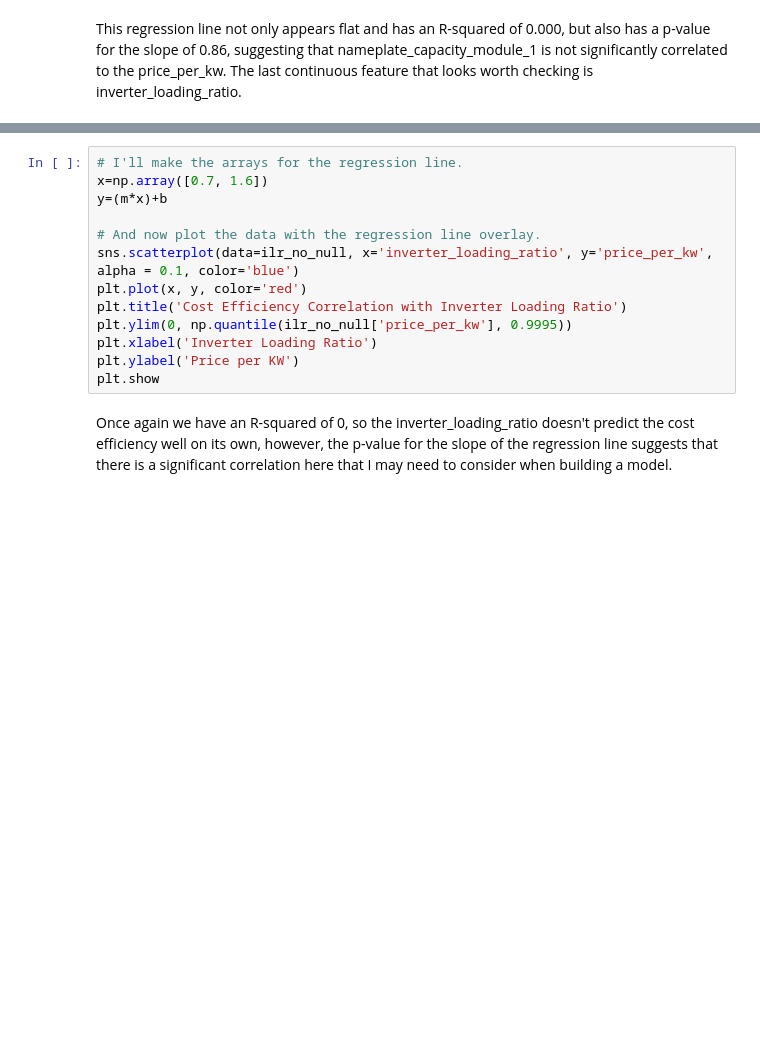
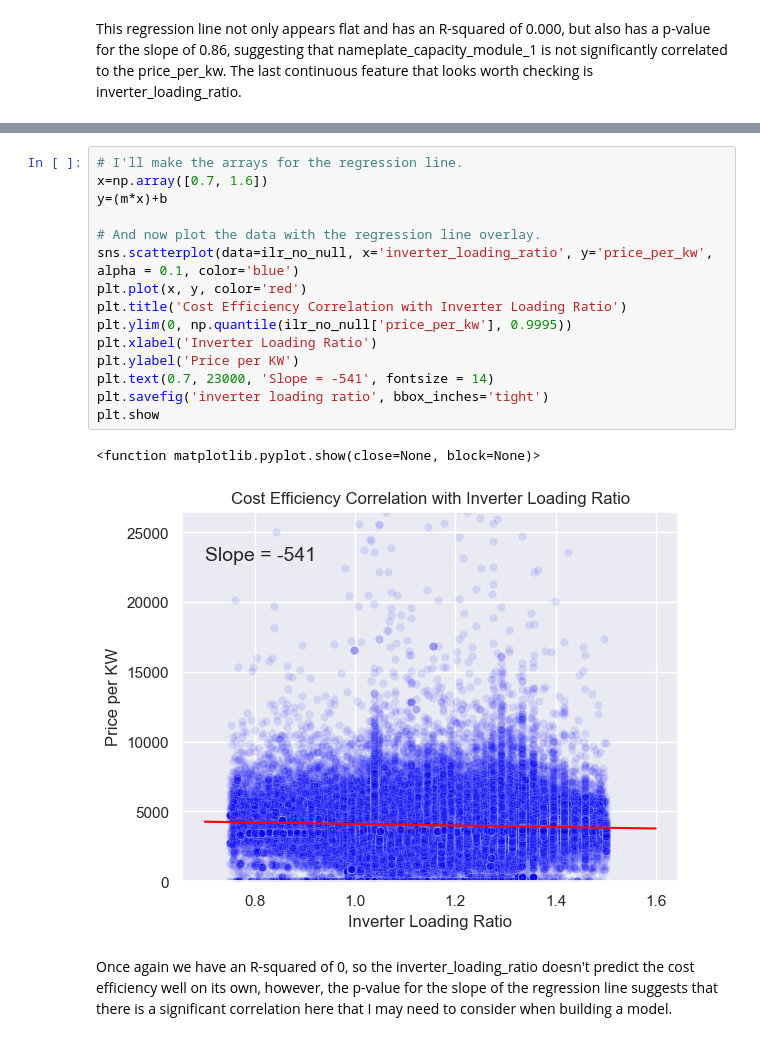
Before and after one commit to zjbrown0689/Solar-Panel-Capstone, a Jupyter notebook: notebooks/exploratory_data_analysis.ipynb, the cells around one changed output, grey strips where cells are left out. Saved outputs shown, nothing was run; the diff lists cells and outputs as text; blank space fills up the shorter version.

```diff
--- a/notebooks/exploratory_data_analysis.ipynb
+++ b/notebooks/exploratory_data_analysis.ipynb
@@ -283,16 +513,21 @@ scipy.stats.pearsonr(data['inverter_loading_ratio'], data['price_per_kw'])
 # %%
 # I'll make the arrays for the regression line.
 x=np.array([0.7, 1.6])
 y=(m*x)+b
 
 # And now plot the data with the regression line overlay.
 sns.scatterplot(data=ilr_no_null, x='inverter_loading_ratio', y='price_per_kw', alpha = 0.1, color='blue')
 plt.plot(x, y, color='red')
 plt.title('Cost Efficiency Correlation with Inverter Loading Ratio')
 plt.ylim(0, np.quantile(ilr_no_null['price_per_kw'], 0.9995))
 plt.xlabel('Inverter Loading Ratio')
 plt.ylabel('Price per KW')
+plt.text(0.7, 23000, 'Slope = -541', fontsize = 14)
+plt.savefig('inverter loading ratio', bbox_inches='tight')
 plt.show
+# %% [output]
+<function matplotlib.pyplot.show(close=None, block=None)>
+[figure, added]
 # %% [markdown]
 Once again we have an R-squared of 0, so the inverter_loading_ratio doesn't predict the cost efficiency well on its own, however, the p-value for the slope of the regression line suggests that there is a significant correlation here that I may need to consider when building a model.
 # %% [markdown]
```
Also changed, not shown: parts of 49 cells of this notebook, 7 other files.
